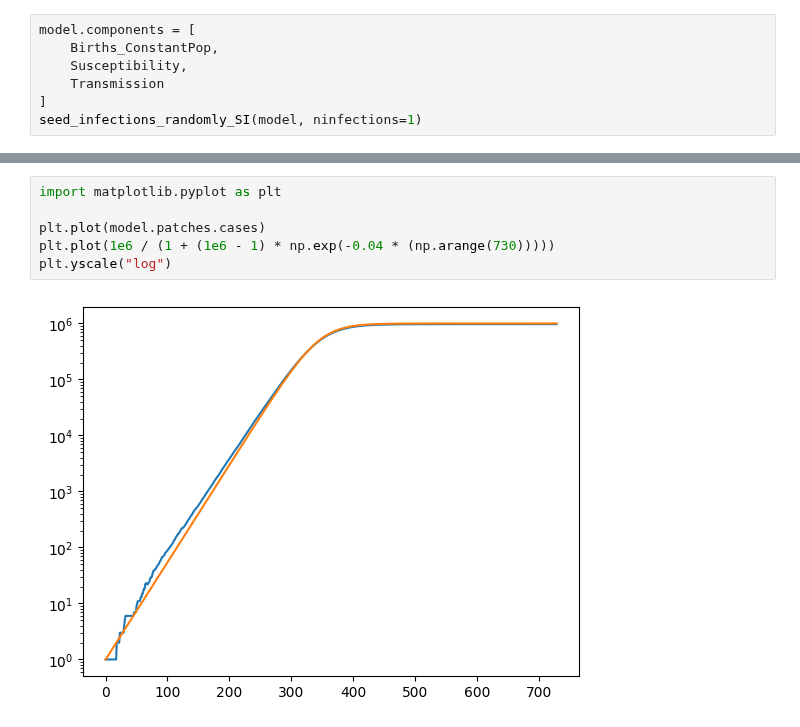
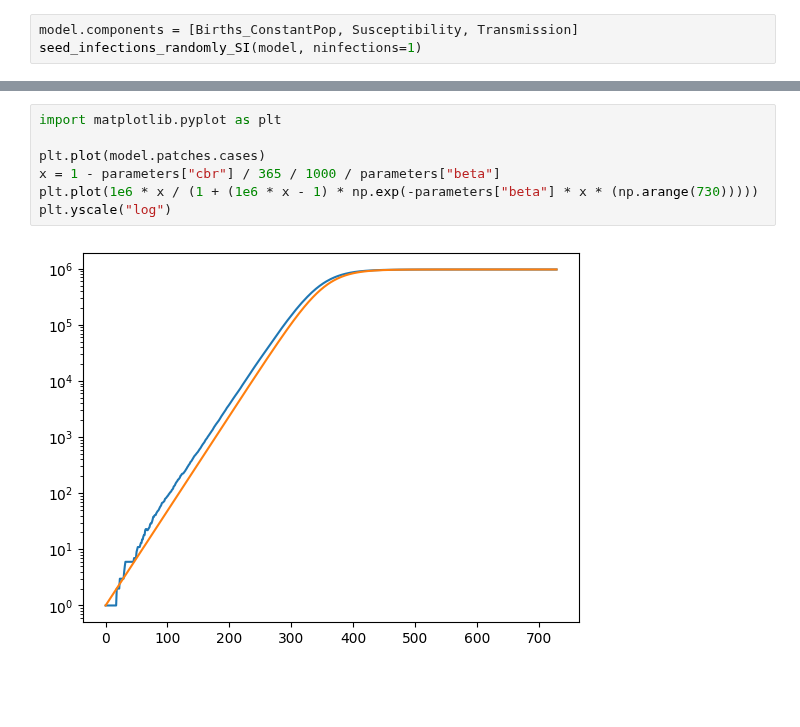
Before and after one commit to InstituteforDiseaseModeling/laser-generic, a Jupyter notebook: notebooks/example_SI_wbirths.ipynb, the cells around one changed output, grey strips where cells are left out. Saved outputs shown, nothing was run; the diff lists cells and outputs as text; blank space fills up the shorter version.

```diff
--- a/notebooks/example_SI_wbirths.ipynb
+++ b/notebooks/example_SI_wbirths.ipynb
@@ -22,11 +24,7 @@ Initializing the generic model with 1 patches…
 Population growth: 1,000,000 … 2,224,566
 Alternate growth:  1,000,000 … 1,959,999
 # %%
-model.components = [
-    Births_ConstantPop,
-    Susceptibility,
-    Transmission
-]
+model.components = [Births_ConstantPop, Susceptibility, Transmission]
 seed_infections_randomly_SI(model, ninfections=1)
 # %%
 model.run()
@@ -41,8 +39,9 @@ Total:                  7,069,455 microseconds
 # %%
 import matplotlib.pyplot as plt
 
 plt.plot(model.patches.cases)
-plt.plot(1e6 / (1 + (1e6 - 1) * np.exp(-0.04 * (np.arange(730)))))
+x = 1 - parameters["cbr"] / 365 / 1000 / parameters["beta"]
+plt.plot(1e6 * x / (1 + (1e6 * x - 1) * np.exp(-parameters["beta"] * x * (np.arange(730)))))
 plt.yscale("log")
 # %% [output]
-[figure, old version]
+[figure, new version]
```
Also changed, not shown: parts of 12 cells of this notebook, 12 other files.
